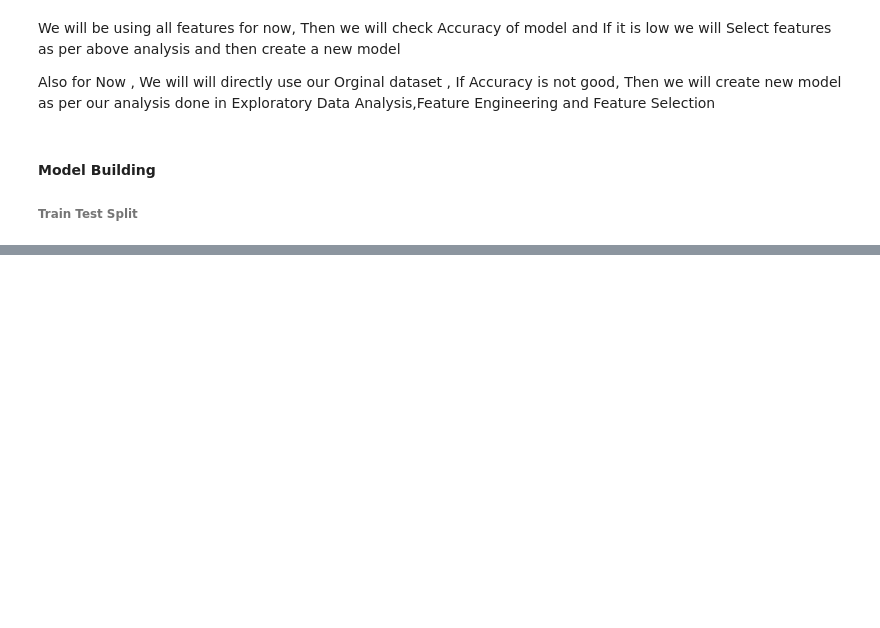
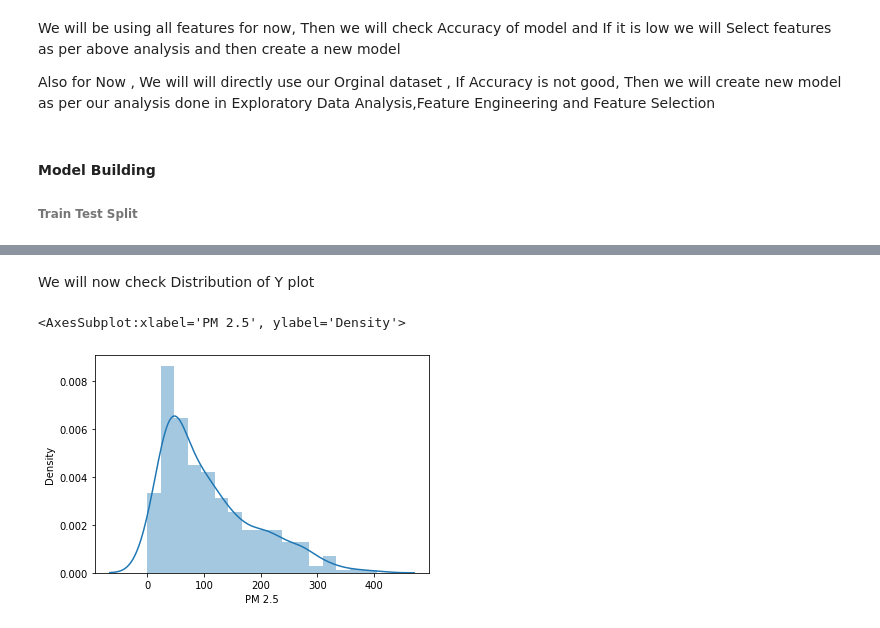
Before and after one commit to LuckyRathod/Data-Science-Projects, a Jupyter notebook: P1.Air_Quality_Index_Prediction/AQI_Prediction.ipynb, the cells around one changed output, grey strips where cells are left out. Drawn from its saved outputs; the diff is of its cells as text; code cells hidden in the pictures; blank space fills up the shorter version.

```diff
--- a/P1.Air_Quality_Index_Prediction/AQI_Prediction.ipynb
+++ b/P1.Air_Quality_Index_Prediction/AQI_Prediction.ipynb
@@ -687,0 +700,13 @@ Also for Now , We will will directly use our Orginal dataset , If Accuracy is no
+# %% [markdown]
+We will now check Distribution of Y plot
+# %%
+import matplotlib.pyplot as plt
+import seaborn as sns
+import numpy as np
+import warnings
+warnings.filterwarnings('ignore')
+
+sns.distplot(y)
+# %% [output]
+<AxesSubplot:xlabel='PM 2.5', ylabel='Density'>
+[figure, added]
```
Also changed, not shown: parts of 38 cells of this notebook.
